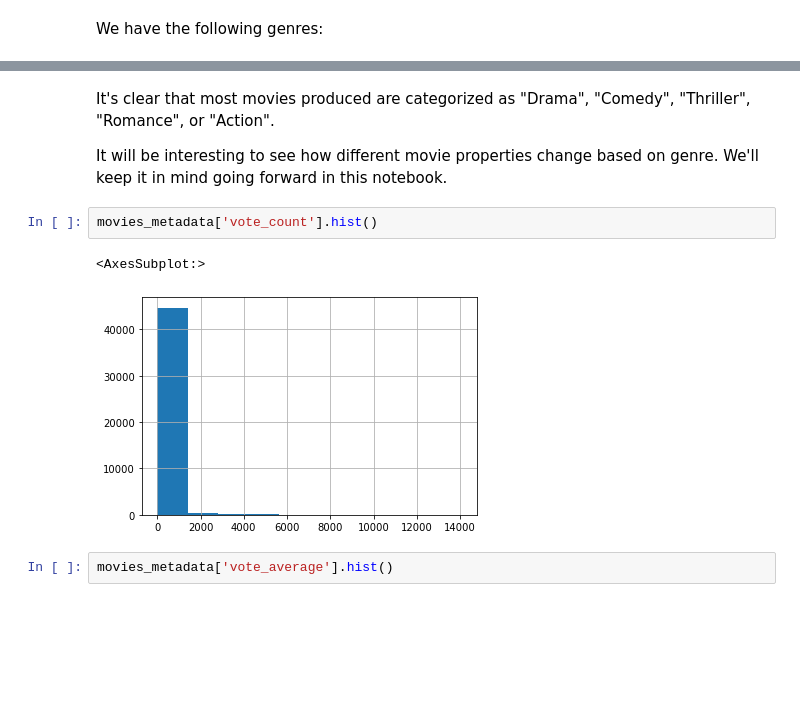
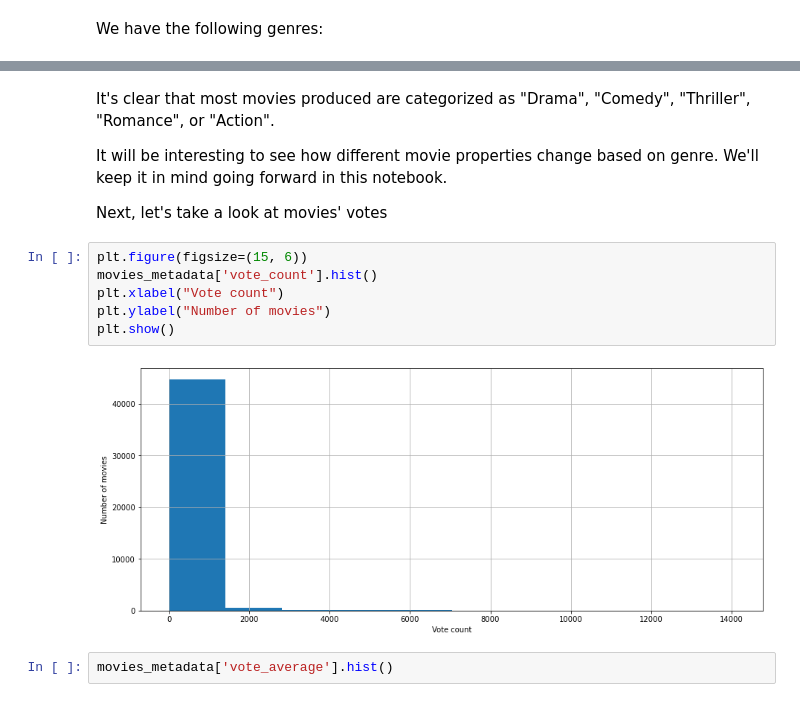
Before and after one commit to adi-benz/movies-rating-analysis, a Jupyter notebook: analysis.ipynb, the cells around one changed output, grey strips where cells are left out. Saved outputs shown, nothing was run; the diff lists cells and outputs as text; blank space fills up the shorter version.

```diff
--- a/analysis.ipynb
+++ b/analysis.ipynb
@@ -178,11 +179,16 @@ a = plt.pie(genres_count, labels=labels)
 It's clear that most movies produced are categorized as "Drama", "Comedy", "Thriller", "Romance", or "Action".
 
 It will be interesting to see how different movie properties change based on genre. We'll keep it in mind going forward in this notebook.
+
+Next, let's take a look at movies' votes
-# %%
-movies_metadata['vote_count'].hist()
-# %% [output]
-<AxesSubplot:>
-[figure, removed]
+# %%
+plt.figure(figsize=(15, 6))
+movies_metadata['vote_count'].hist()
+plt.xlabel("Vote count")
+plt.ylabel("Number of movies")
+plt.show()
+# %% [output]
+[figure, added]
 # %%
 movies_metadata['vote_average'].hist()
 # %% [output]
```
Also changed, not shown: parts of 13 cells of this notebook.
